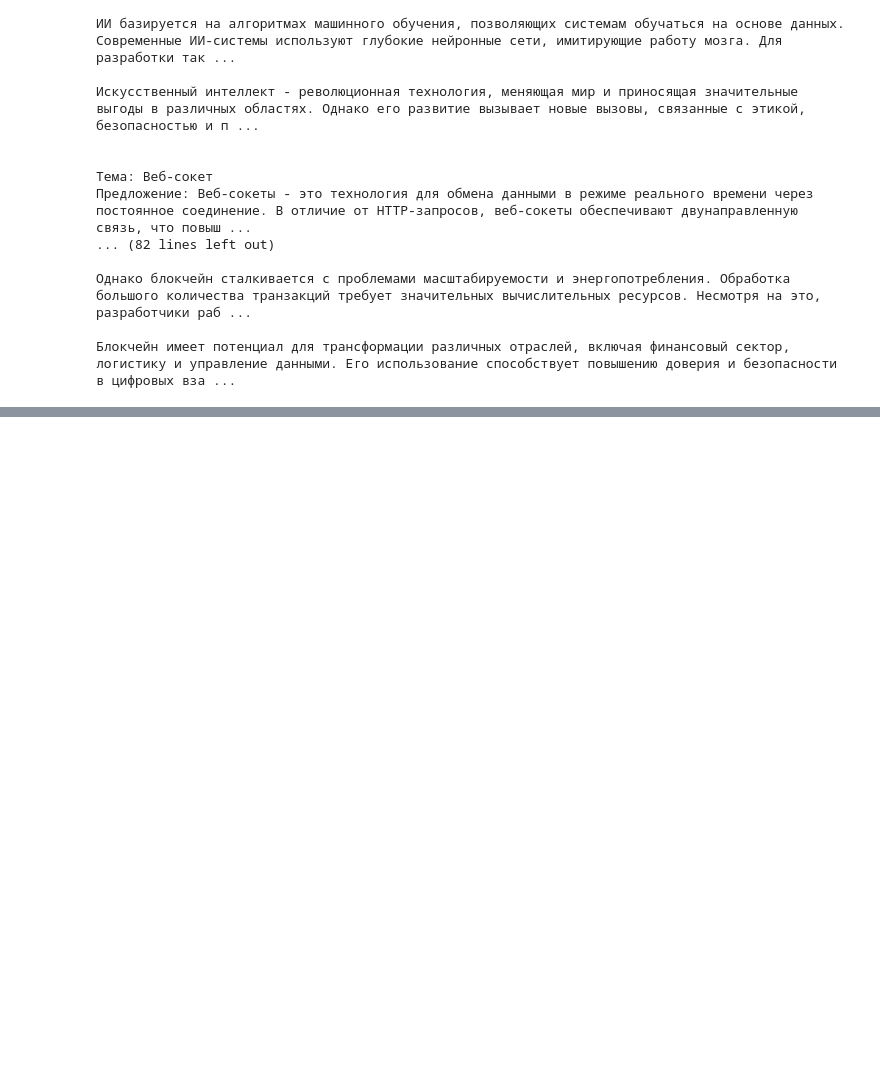
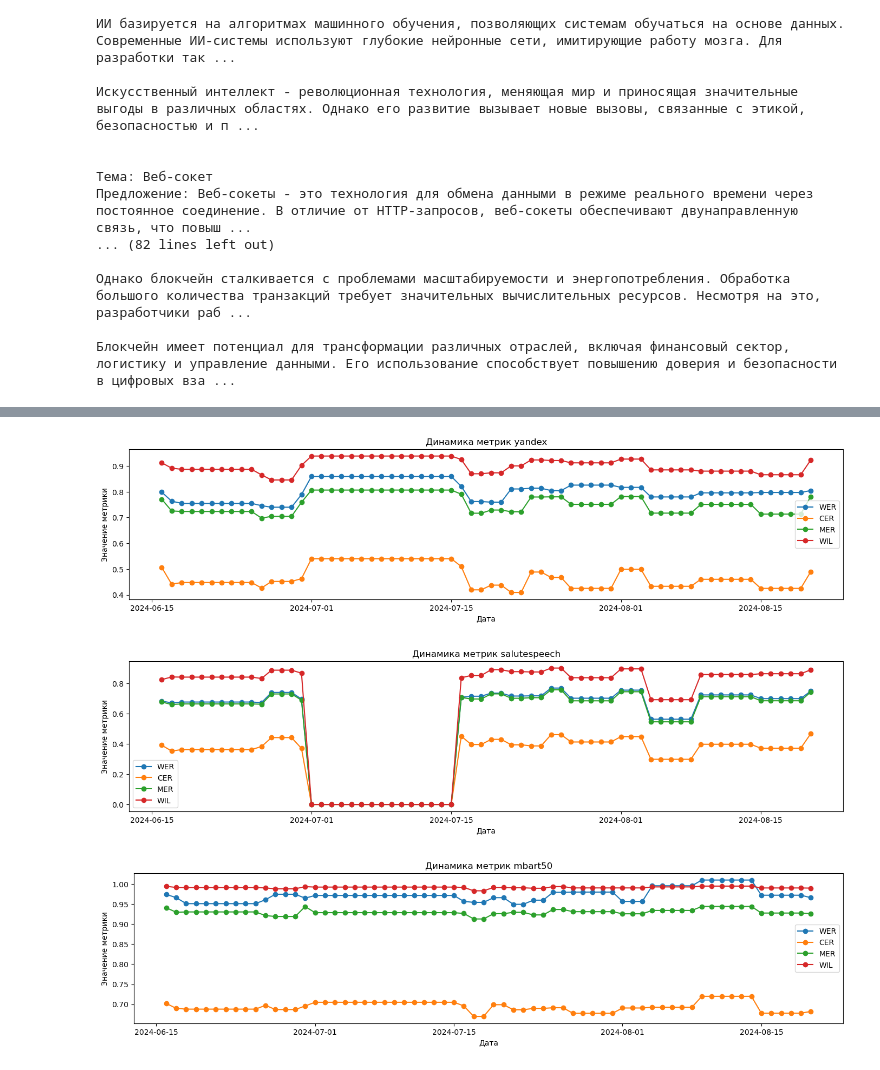
Before and after one commit to RedAlexDad/SpeechTraining, a Jupyter notebook: research/sentense/research.ipynb, the cells around one changed output, grey strips where cells are left out. Cells and saved outputs as stored; diff of their text form; code cells hidden in the pictures; blank space fills up the shorter version.

```diff
--- a/research/sentense/research.ipynb
+++ b/research/sentense/research.ipynb
@@ -429,0 +124,13 @@ draw_change_plot_by_theme(collection)
+# %%
+# Преобразуем значения в столбце 'record_date' в datetime.date
+df['record_date'] = df['record_date'].apply(lambda x: pd.Timestamp(x).date())
+# %%
+# Задаем начальную и конечную даты для фильтрации
+start_date = pd.Timestamp('2024-06-16').date()
+end_date = pd.Timestamp('2024-08-20').date()
+# %%
+# Преобразуем индексы MultiIndex в датафрейме к типу datetime64 для временной фильтрации
+df_filtered = df.loc[(df['record_date'] >= start_date) & (df['record_date'] <= end_date)]
+# %%
+# Сгруппируем по датам и ID
+df_filtered = df_filtered.groupby(['record_date', 'id']).sum()
@@ -429,0 +148,46 @@ draw_change_plot_by_theme(collection)
+# %%
+# Преобразуем первый уровень MultiIndex (даты) в DatetimeIndex
+df_filtered.index = pd.to_datetime(df_filtered.index.get_level_values(0))
+
+# Оставляем только числовые столбцы для группировки и агрегации
+numeric_columns = df_filtered.select_dtypes(include=['float64', 'int64'])
+
+# Устраняем дубликаты по дате, агрегируя их средним значением
+df_filtered_numeric = numeric_columns.groupby(df_filtered.index).mean()
+
+# Агрегируем метрики по дням, заполняя пропуски
+daily_metrics = df_filtered_numeric.resample('D').asfreq()
+
+# Заполняем пропуски методом ffill (линейно от предыдущих значений)
+daily_metrics = daily_metrics.fillna(method='ffill')
+# Заполняем пропуски нулями
+# daily_metrics = daily_metrics.fillna(0)
+
+# Функция для создания графика динамики по метрикам для одной модели
+def plot_model_metrics(model_name):
+    plt.figure(figsize=(14, 10))
+
+    # WER, CER, MER, WIL, Levenshtein
+    plt.subplot(3, 1, 1)
+    plt.plot(daily_metrics.index, daily_metrics[f'WER_{model_name}'], label=f'WER', marker='o')
+    plt.plot(daily_metrics.index, daily_metrics[f'CER_{model_name}'], label=f'CER', marker='o')
+    plt.plot(daily_metrics.index, daily_metrics[f'MER_{model_name}'], label=f'MER', marker='o')
+    plt.plot(daily_metrics.index, daily_metrics[f'WIL_{model_name}'], label=f'WIL', marker='o')
+    # plt.plot(daily_metrics.index, daily_metrics[f'Levenshtein_{model_name}'], label=f'Levenshtein {model_name}', marker='o')
+    plt.title(f'Динамика метрик {model_name}')
+    plt.xlabel('Дата')
+    plt.ylabel('Значение метрики')
+    plt.legend()
+
+    plt.tight_layout()
+    plt.show()
+
+# Построение графиков для каждой модели
+models = ['yandex', 'salutespeech', 'mbart50']
+
+for model in models:
+    plot_model_metrics(model)
+# %% [output]
+[figure, added]
+[figure, added]
+[figure, added]
```
Also changed, not shown: parts of 70 cells of this notebook, 18 other files.
